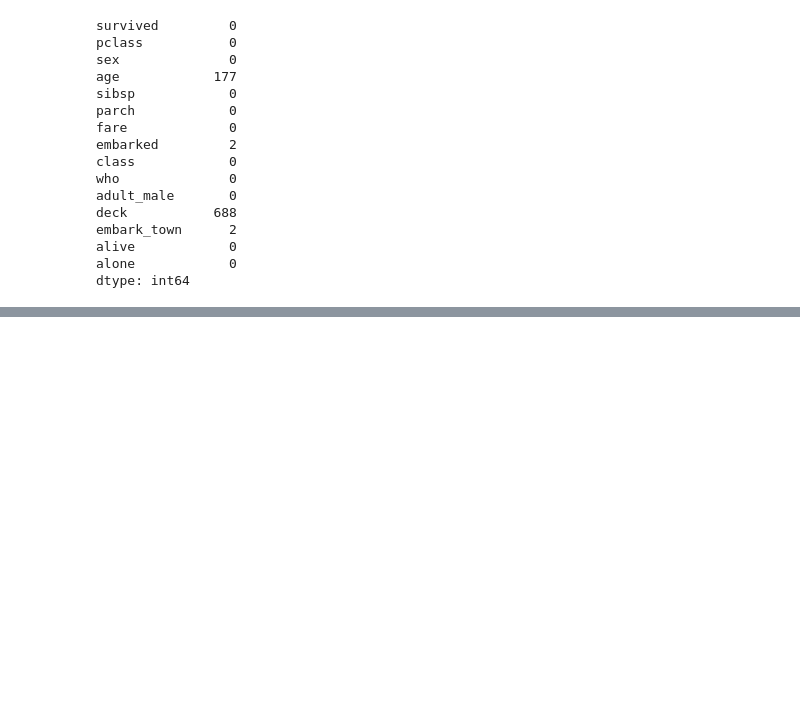
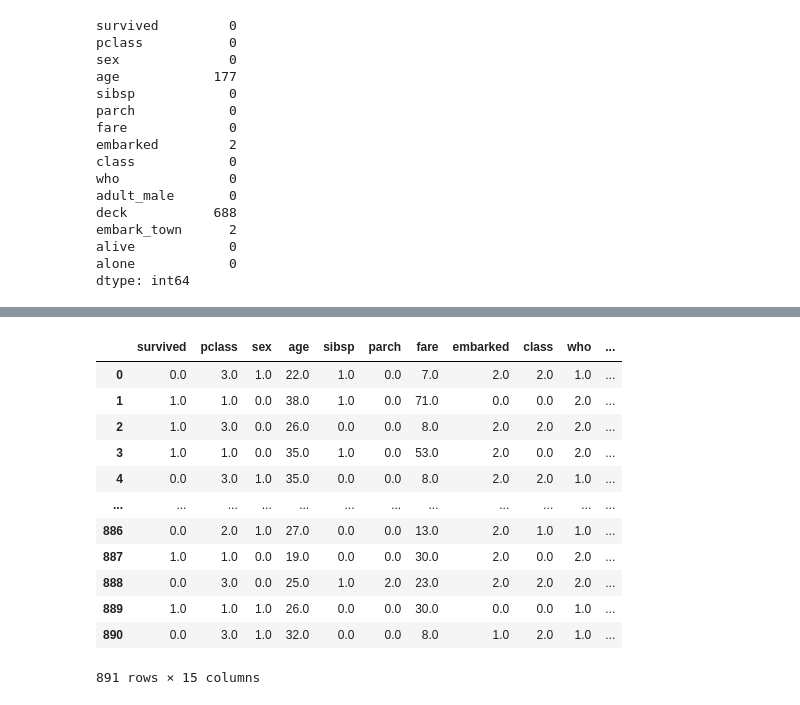
Before and after one commit to zeinhasan/Introduction-to-Data-Mining-Course-Material, a Jupyter notebook: Week 2/Data Preprocessing.ipynb, the cells around one changed output, grey strips where cells are left out. Saved outputs shown, nothing was run; the diff lists cells and outputs as text; code cells hidden in the pictures; blank space fills up the shorter version.

```diff
--- a/Week 2/Data Preprocessing.ipynb
+++ b/Week 2/Data Preprocessing.ipynb
@@ -106,0 +349,3 @@ dtype: int64
+# %%
+titanic_KNN = titanic
+titanic_KNN.info()
@@ -106,0 +370,4 @@ dtype: int64
+# %%
+titanic_KNN['class'] = titanic_KNN['class'].astype(object)
+titanic_KNN['deck'] = titanic_KNN['deck'].astype(object)
+titanic_KNN.info()
@@ -106,0 +392,22 @@ dtype: int64
+# %%
+encoder = OrdinalEncoder()
+imputer = KNN()
+
+# create a list of categorical columns to iterate over
+cat_cols = ['embarked','class','deck','who','embark_town','sex','adult_male','alive','alone']
+
+def encode(data):
+    '''function to encode non-null data and replace it in the original data'''
+    #retains only non-null values
+    nonulls = np.array(data.dropna())
+    #reshapes the data for encoding
+    impute_reshape = nonulls.reshape(-1,1)
+    #encode date
+    impute_ordinal = encoder.fit_transform(impute_reshape)
+    #Assign back encoded values to non-null values
+    data.loc[data.notnull()] = np.squeeze(impute_ordinal)
+    return data
+
+#create a for loop to iterate through each column in the data
+for columns in cat_cols:
+    encode(titanic_KNN[columns])
@@ -106,0 +432,3 @@ dtype: int64
+# %%
+# impute data and convert
+encode_data = pd.DataFrame(np.round(imputer.fit_transform(titanic_KNN)),columns = titanic_KNN.columns)
@@ -106,0 +445,16 @@ dtype: int64
+# %%
+encode_data
+# %% [output]
+|  | survived | pclass | sex | age | sibsp | parch | fare | embarked | class | who | ... |
+| 0 | 0.0 | 3.0 | 1.0 | 22.0 | 1.0 | 0.0 | 7.0 | 2.0 | 2.0 | 1.0 | ... |
+| 1 | 1.0 | 1.0 | 0.0 | 38.0 | 1.0 | 0.0 | 71.0 | 0.0 | 0.0 | 2.0 | ... |
+| 2 | 1.0 | 3.0 | 0.0 | 26.0 | 0.0 | 0.0 | 8.0 | 2.0 | 2.0 | 2.0 | ... |
+| 3 | 1.0 | 1.0 | 0.0 | 35.0 | 1.0 | 0.0 | 53.0 | 2.0 | 0.0 | 2.0 | ... |
+| 4 | 0.0 | 3.0 | 1.0 | 35.0 | 0.0 | 0.0 | 8.0 | 2.0 | 2.0 | 1.0 | ... |
+| ... | ... | ... | ... | ... | ... | ... | ... | ... | ... | ... | ... |
+| 886 | 0.0 | 2.0 | 1.0 | 27.0 | 0.0 | 0.0 | 13.0 | 2.0 | 1.0 | 1.0 | ... |
+| 887 | 1.0 | 1.0 | 0.0 | 19.0 | 0.0 | 0.0 | 30.0 | 2.0 | 0.0 | 2.0 | ... |
+| 888 | 0.0 | 3.0 | 0.0 | 25.0 | 1.0 | 2.0 | 23.0 | 2.0 | 2.0 | 2.0 | ... |
+| 889 | 1.0 | 1.0 | 1.0 | 26.0 | 0.0 | 0.0 | 30.0 | 0.0 | 0.0 | 1.0 | ... |
+| 890 | 0.0 | 3.0 | 1.0 | 32.0 | 0.0 | 0.0 | 8.0 | 1.0 | 2.0 | 1.0 | ... |
+891 rows × 15 columns
```
Also changed, not shown: parts of 27 cells of this notebook.
